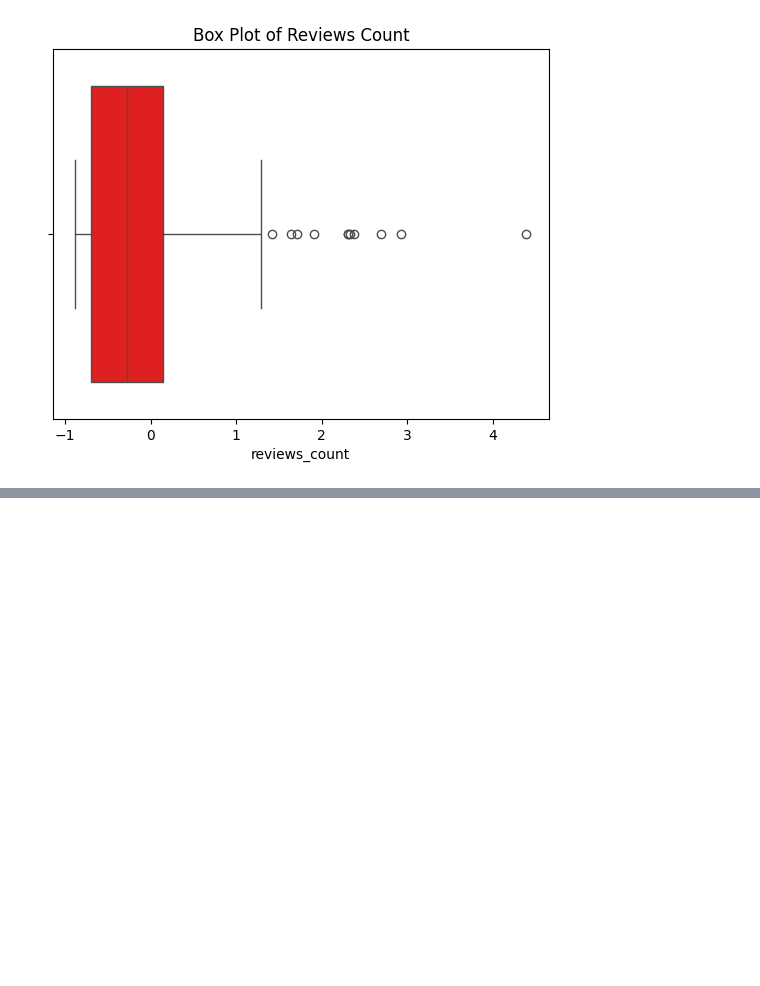
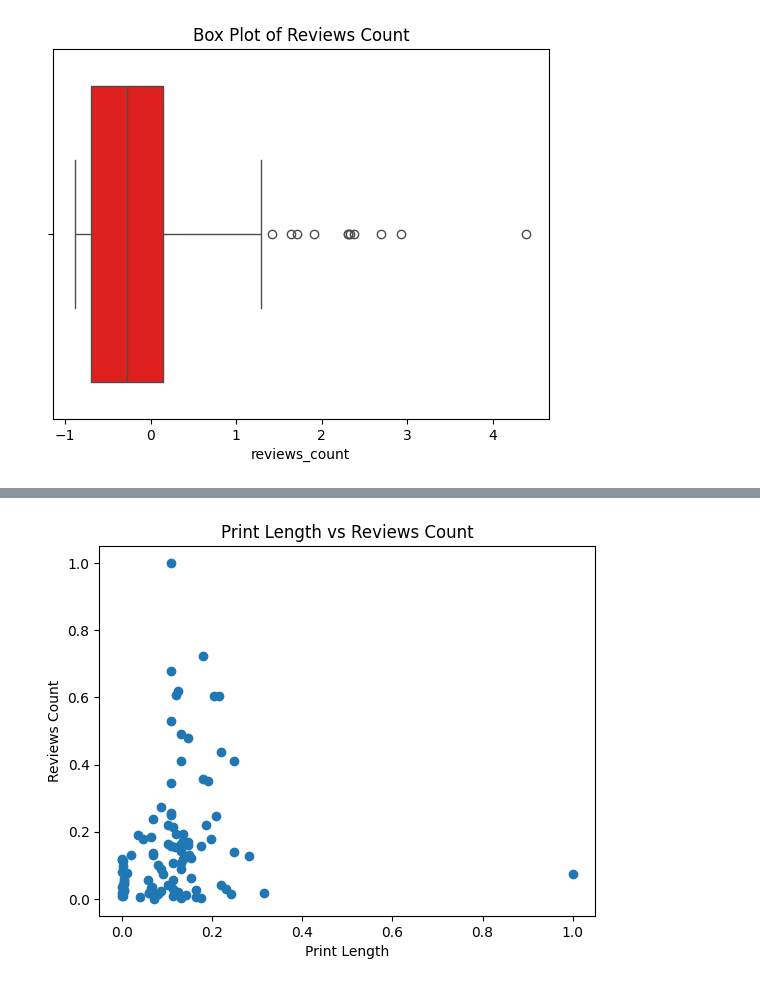
Before and after one commit to khushi24it-star/CA-2-project, a Jupyter notebook: best_selling_books_analysis.ipynb, the cells around one changed output, grey strips where cells are left out. Cells and saved outputs as stored; diff of their text form; code cells hidden in the pictures; blank space fills up the shorter version.

```diff
--- a/best_selling_books_analysis.ipynb
+++ b/best_selling_books_analysis.ipynb
@@ -252,0 +275,8 @@ plt.show()
+# %%
+plt.scatter(df['print_length'], df['reviews_count'])
+plt.title('Print Length vs Reviews Count')
+plt.xlabel('Print Length')
+plt.ylabel('Reviews Count')
+plt.show()
+# %% [output]
+[figure, added]
```
Also changed, not shown: parts of 10 cells of this notebook.
